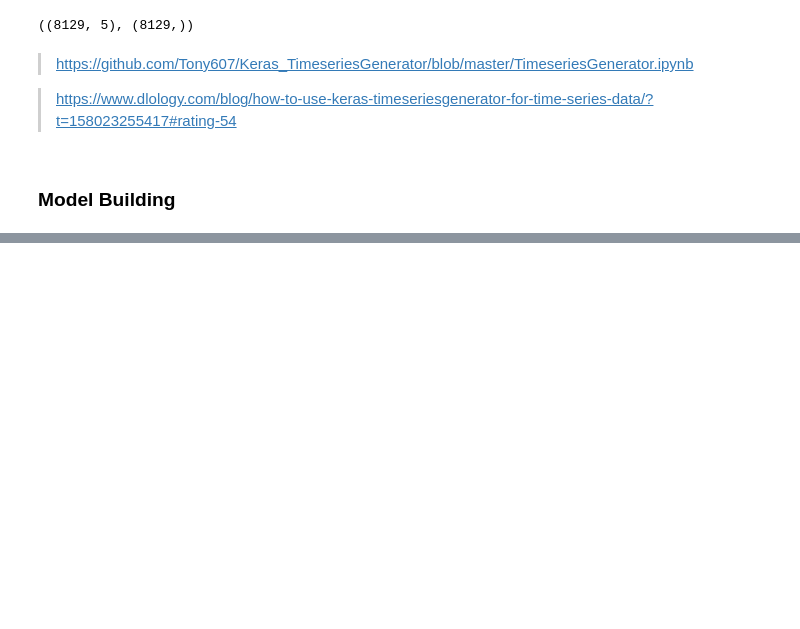
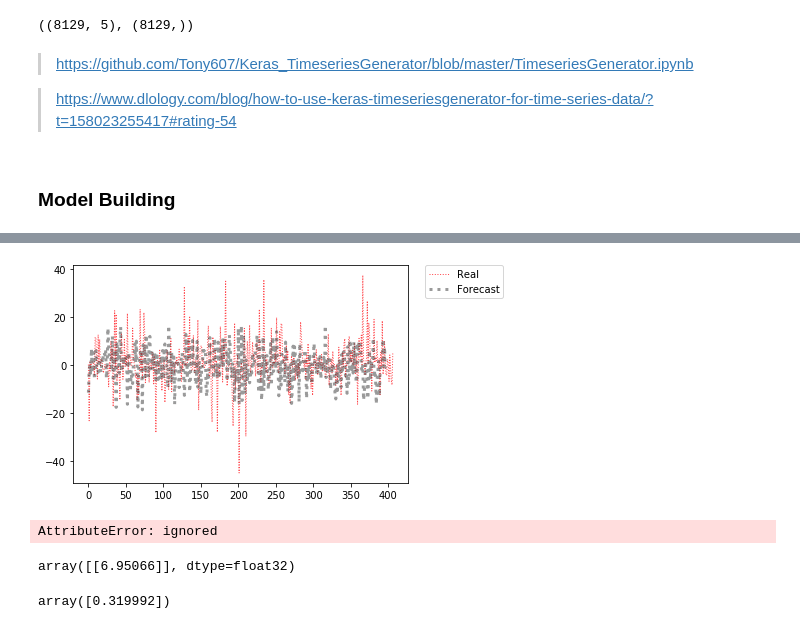
Before and after one commit to LeonVillanueva/CoLab, a Jupyter notebook: Google_CoLab_LSTM_Stocks.ipynb, the cells around one changed output, grey strips where cells are left out. Drawn from its saved outputs; the diff is of its cells as text; code cells hidden in the pictures; blank space fills up the shorter version.

```diff
--- a/Google_CoLab_LSTM_Stocks.ipynb
+++ b/Google_CoLab_LSTM_Stocks.ipynb
@@ -126,0 +135,19 @@ plt.legend ()
+# %%
+plt.plot(y_test, color='#ff474c', label='Real', linewidth=1, linestyle=':')
+plt.plot(y_hat, color='#363737', label='Forecast', linewidth=3, linestyle=':', alpha=0.5)
+plt.legend(bbox_to_anchor=(1.05, 1), loc='upper left', borderaxespad=0.)
+plt.show()
+# %% [output]
+[figure, added]
+# %%
+y_hat.reshape (-1,1)
+# %% [output]
+AttributeError: ignored
+# %%
+model.predict(X_train [-10:].reshape (-1, look_back, D))
+# %% [output]
+array([[6.95066]], dtype=float32)
+# %%
+y_train [-1:]
+# %% [output]
+array([0.319992])
```
Also changed, not shown: parts of 7 cells of this notebook.
